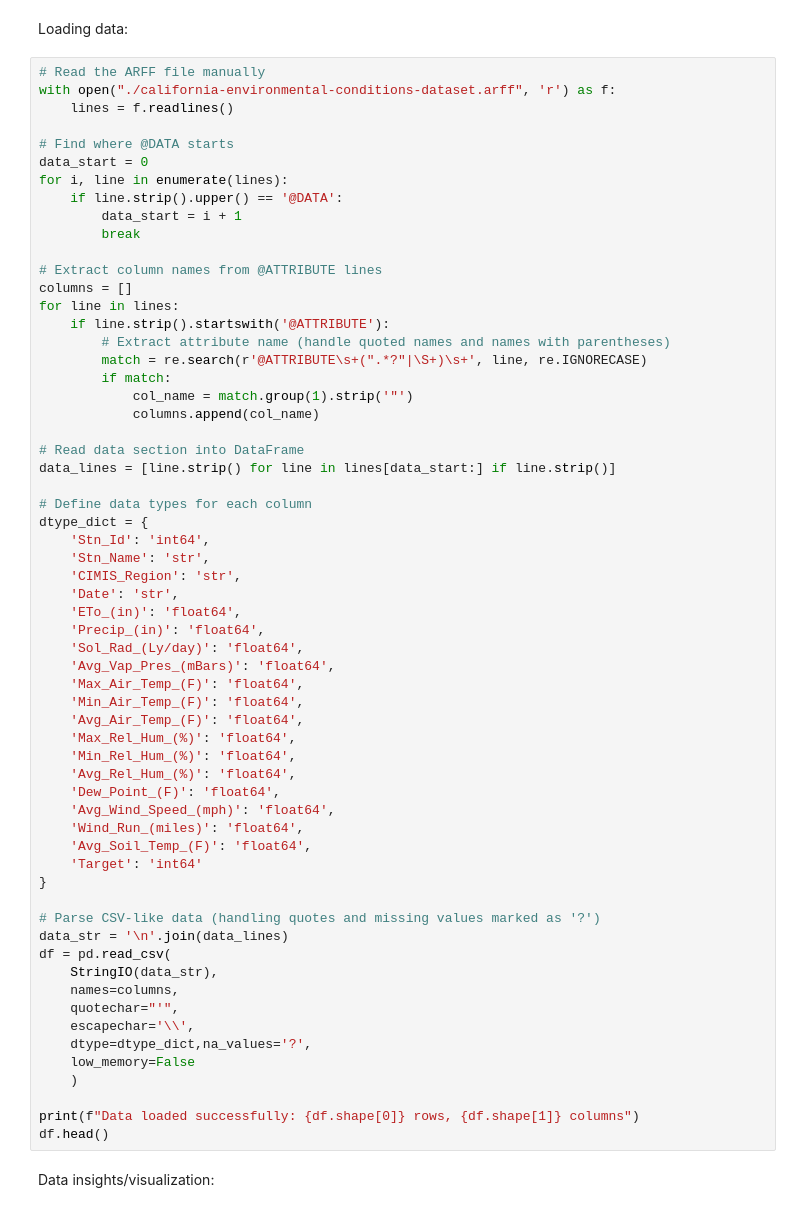
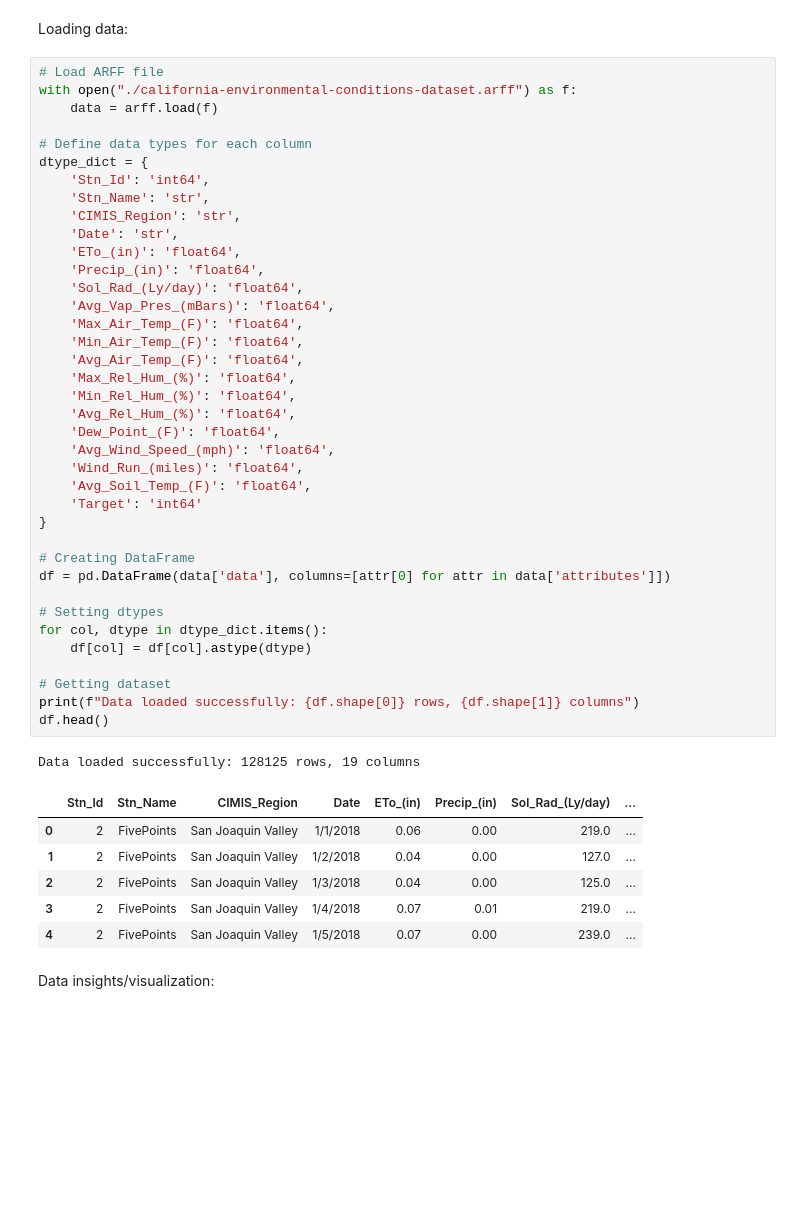
Before and after one commit to Sideral1/Machine-Learning-Final-Project, a Jupyter notebook: main.ipynb, the cells around one changed output. Drawn from its saved outputs; the diff is of its cells as text; blank space fills up the shorter version.

```diff
--- a/main.ipynb
+++ b/main.ipynb
@@ -22,66 +23,51 @@ from sklearn.metrics import classification_report, confusion_matrix, f1_score, p
 # %% [markdown]
 Loading data:
 # %%
-# Read the ARFF file manually
-with open("./california-environmental-conditions-dataset.arff", 'r') as f:
-    lines = f.readlines()
-
-# Find where @DATA starts
-data_start = 0
-for i, line in enumerate(lines):
-    if line.strip().upper() == '@DATA':
-        data_start = i + 1
-        break
-
-# Extract column names from @ATTRIBUTE lines
-columns = []
-for line in lines:
-    if line.strip().startswith('@ATTRIBUTE'):
-        # Extract attribute name (handle quoted names and names with parentheses)
-        match = re.search(r'@ATTRIBUTE\s+(".*?"|\S+)\s+', line, re.IGNORECASE)
-        if match:
-            col_name = match.group(1).strip('"')
-            columns.append(col_name)
-
-# Read data section into DataFrame
-data_lines = [line.strip() for line in lines[data_start:] if line.strip()]
+# Load ARFF file
+with open("./california-environmental-conditions-dataset.arff") as f:
+    data = arff.load(f)
 
 # Define data types for each column
 dtype_dict = {
     'Stn_Id': 'int64',
     'Stn_Name': 'str',
     'CIMIS_Region': 'str',
     'Date': 'str',
     'ETo_(in)': 'float64',
     'Precip_(in)': 'float64',
     'Sol_Rad_(Ly/day)': 'float64',
     'Avg_Vap_Pres_(mBars)': 'float64',
     'Max_Air_Temp_(F)': 'float64',
     'Min_Air_Temp_(F)': 'float64',
     'Avg_Air_Temp_(F)': 'float64',
     'Max_Rel_Hum_(%)': 'float64',
     'Min_Rel_Hum_(%)': 'float64',
     'Avg_Rel_Hum_(%)': 'float64',
     'Dew_Point_(F)': 'float64',
     'Avg_Wind_Speed_(mph)': 'float64',
     'Wind_Run_(miles)': 'float64',
     'Avg_Soil_Temp_(F)': 'float64',
     'Target': 'int64'
 }
 
-# Parse CSV-like data (handling quotes and missing values marked as '?')
-data_str = '\n'.join(data_lines)
-df = pd.read_csv(
-    StringIO(data_str),
-    names=columns,
-    quotechar="'",
-    escapechar='\\',
-    dtype=dtype_dict,na_values='?',
-    low_memory=False
-    )
+# Creating DataFrame
+df = pd.DataFrame(data['data'], columns=[attr[0] for attr in data['attributes']])
 
+# Setting dtypes
+for col, dtype in dtype_dict.items():
+    df[col] = df[col].astype(dtype)
+
+# Getting dataset
 print(f"Data loaded successfully: {df.shape[0]} rows, {df.shape[1]} columns")
 df.head()
+# %% [output]
+Data loaded successfully: 128125 rows, 19 columns
+|  | Stn_Id | Stn_Name | CIMIS_Region | Date | ETo_(in) | Precip_(in) | Sol_Rad_(Ly/day) | ... |
+| 0 | 2 | FivePoints | San Joaquin Valley | 1/1/2018 | 0.06 | 0.00 | 219.0 | ... |
+| 1 | 2 | FivePoints | San Joaquin Valley | 1/2/2018 | 0.04 | 0.00 | 127.0 | ... |
+| 2 | 2 | FivePoints | San Joaquin Valley | 1/3/2018 | 0.04 | 0.00 | 125.0 | ... |
+| 3 | 2 | FivePoints | San Joaquin Valley | 1/4/2018 | 0.07 | 0.01 | 219.0 | ... |
+| 4 | 2 | FivePoints | San Joaquin Valley | 1/5/2018 | 0.07 | 0.00 | 239.0 | ... |
 # %% [markdown]
 Data insights/visualization:
 # %%
```
Also changed, not shown: parts of 51 cells of this notebook.
